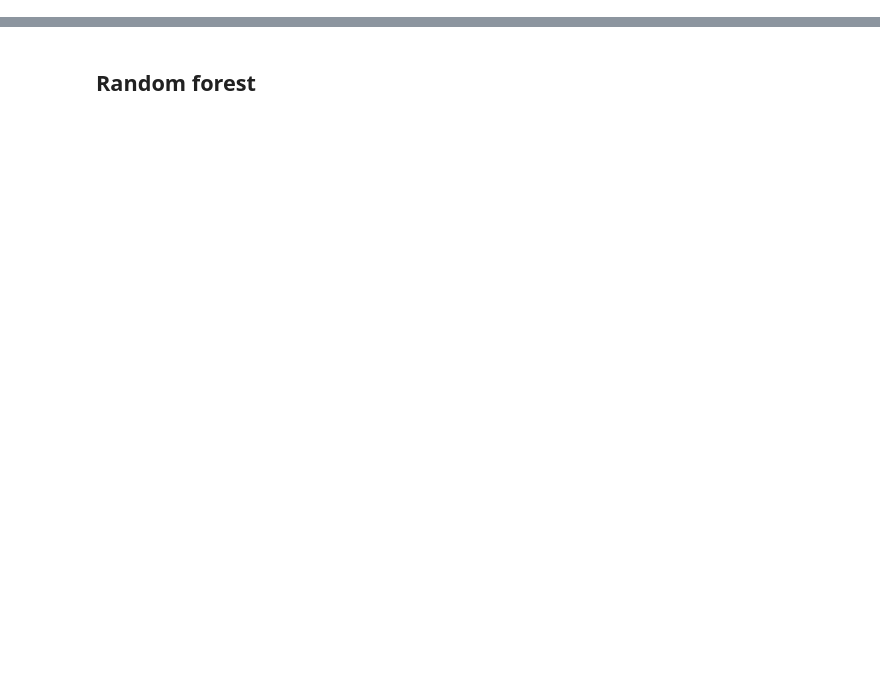
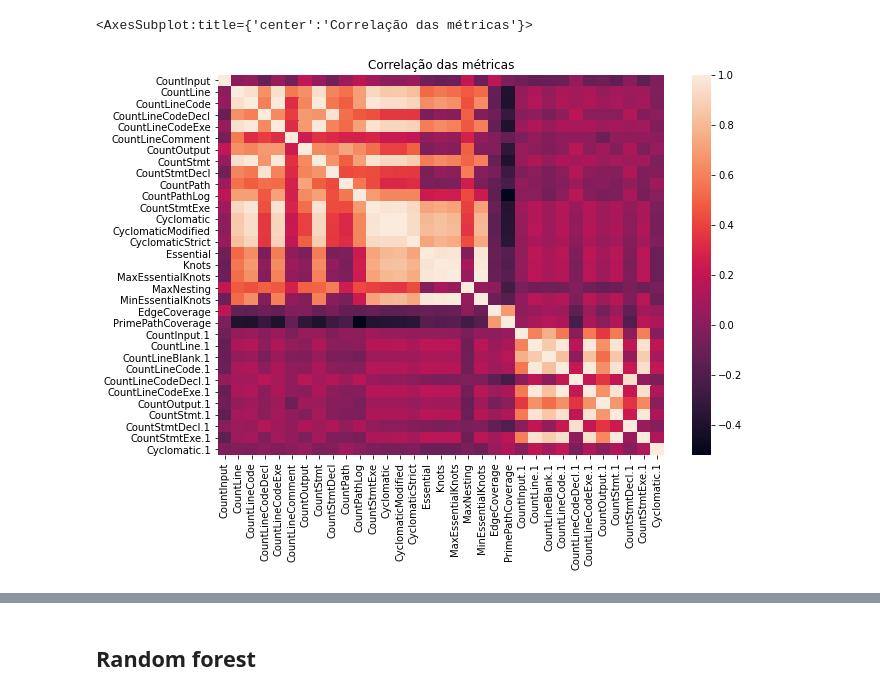
Before and after one commit to keslleylima/PPC-Prediction, a Jupyter notebook: ml-ppc.ipynb, the cells around one changed output, grey strips where cells are left out. Saved outputs shown, nothing was run; the diff lists cells and outputs as text; code cells hidden in the pictures; blank space fills up the shorter version.

```diff
--- a/ml-ppc.ipynb
+++ b/ml-ppc.ipynb
@@ -49,3 +147,10 @@ dataset.head(5)
+# %%
+plt.figure(figsize=(10,7))
+plt.title("Correlação das métricas")
+sns.heatmap(dataset.corr())
+# %% [output]
+<AxesSubplot:title={'center':'Correlação das métricas'}>
+[figure, added]
 # %%
 dataset.info()
 # %% [output]
```
Also changed, not shown: parts of 87 cells of this notebook, 6 other files.
